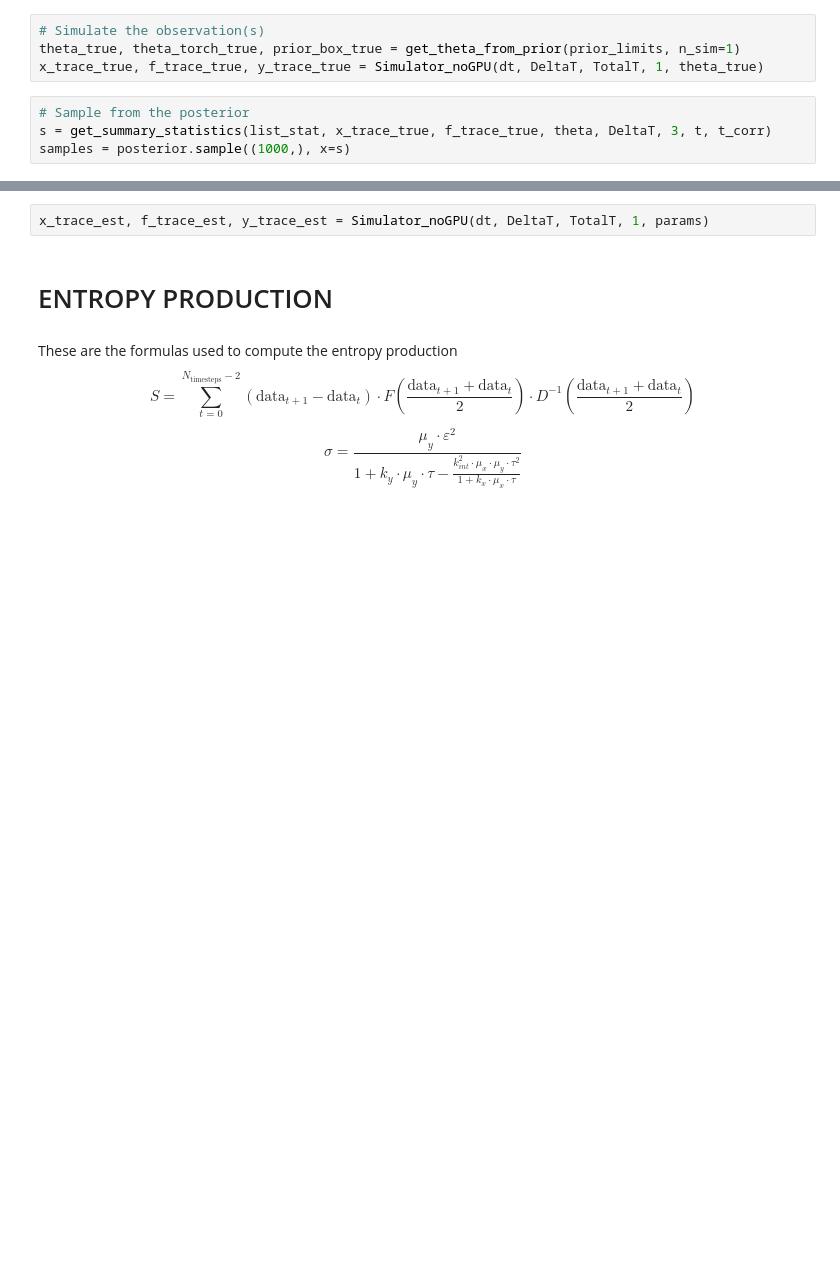
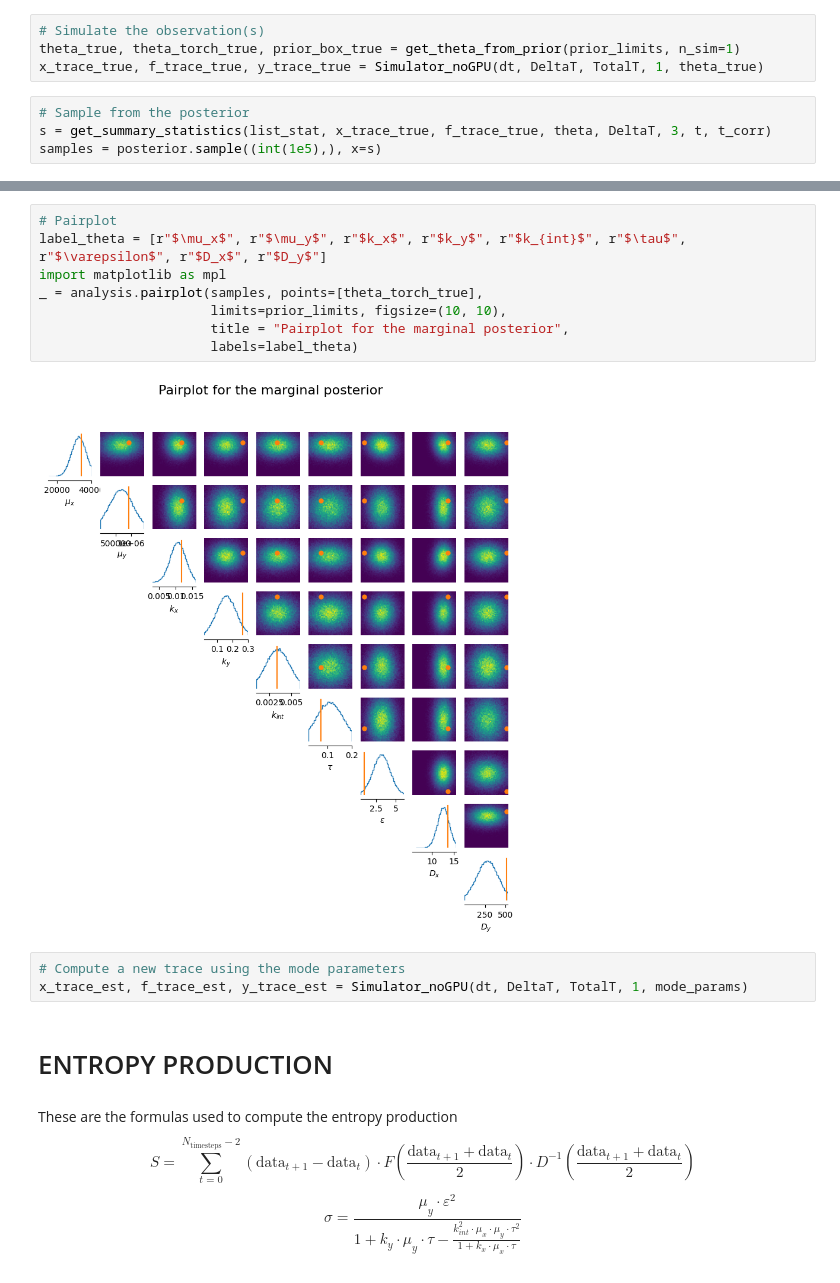
Before and after one commit to jacopocarotenuto/SBI_RedBloodCells, a Jupyter notebook: results.ipynb, the cells around one changed output, grey strips where cells are left out. Drawn from its saved outputs; the diff is of its cells as text; blank space fills up the shorter version.

```diff
--- a/results.ipynb
+++ b/results.ipynb
@@ -132,4 +136,4 @@ x_trace_true, f_trace_true, y_trace_true = Simulator_noGPU(dt, DeltaT, TotalT, 1
 # %%
 # Sample from the posterior
 s = get_summary_statistics(list_stat, x_trace_true, f_trace_true, theta, DeltaT, 3, t, t_corr)
-samples = posterior.sample((1000,), x=s)
+samples = posterior.sample((int(1e5),), x=s)
@@ -166,5 +158,16 @@ array([[[2.22692285e+04]],
+# %%
+# Pairplot
+label_theta = [r"$\mu_x$", r"$\mu_y$", r"$k_x$", r"$k_y$", r"$k_{int}$", r"$\tau$", r"$\varepsilon$", r"$D_x$", r"$D_y$"]
+import matplotlib as mpl
+_ = analysis.pairplot(samples, points=[theta_torch_true],
+                      limits=prior_limits, figsize=(10, 10),
+                      title = "Pairplot for the marginal posterior",
+                      labels=label_theta)
+# %% [output]
+[figure, added]
 # %%
-x_trace_est, f_trace_est, y_trace_est = Simulator_noGPU(dt, DeltaT, TotalT, 1, params)
+# Compute a new trace using the mode parameters
+x_trace_est, f_trace_est, y_trace_est = Simulator_noGPU(dt, DeltaT, TotalT, 1, mode_params)
 # %% [markdown]
 # ENTROPY PRODUCTION
 # %% [markdown]
```
Also changed, not shown: parts of 19 cells of this notebook.
